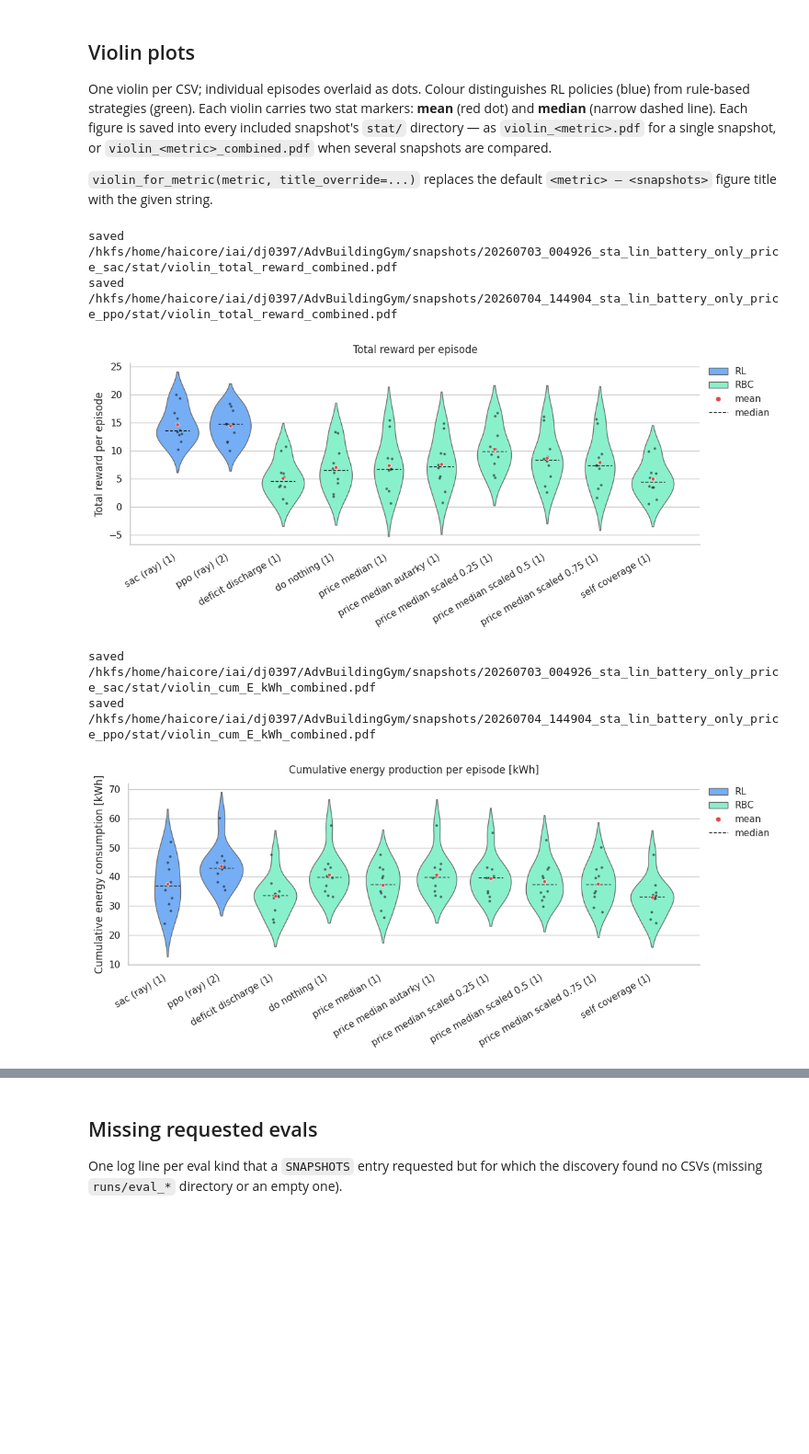
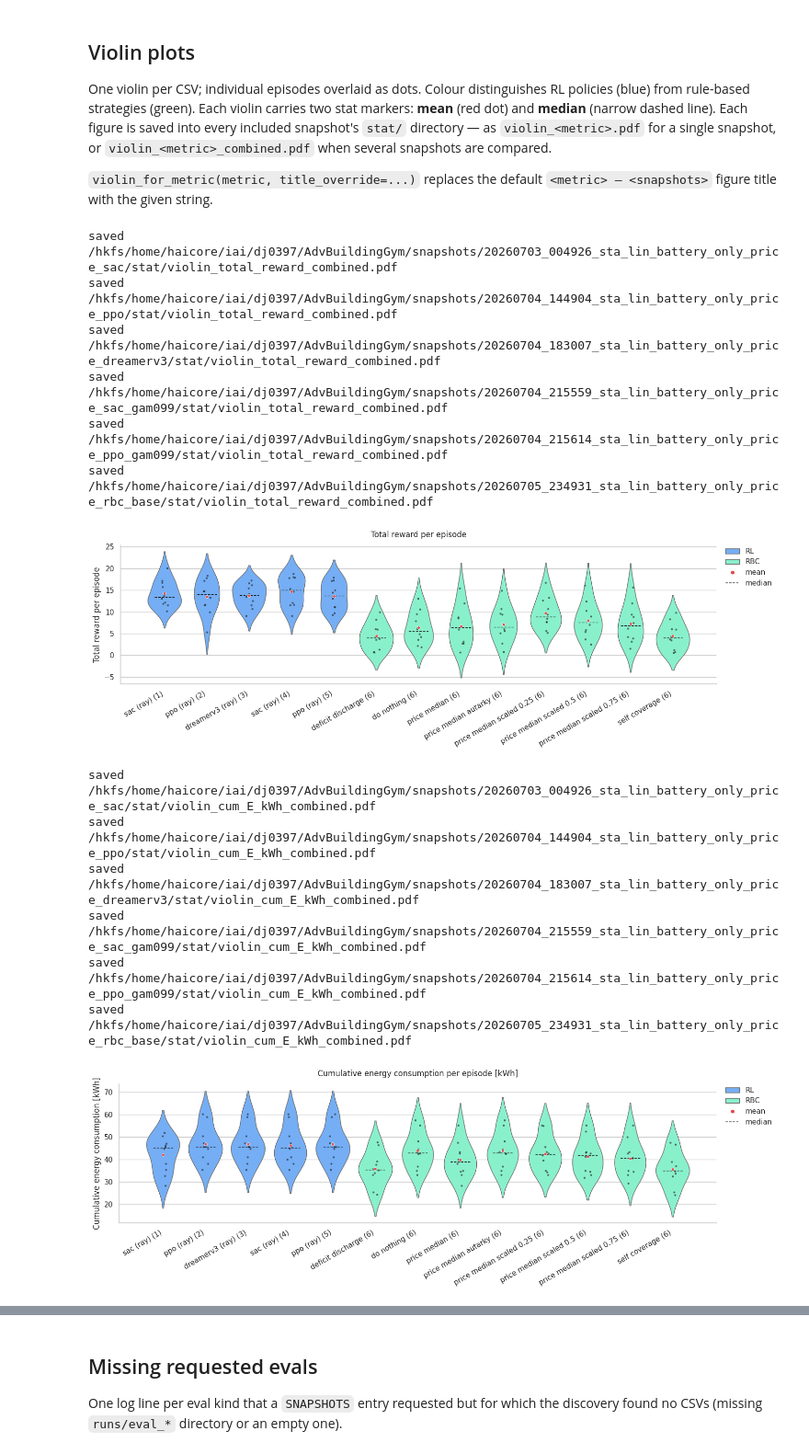
Before and after one commit to vince-pongracz/AdvBuildingGym, a Jupyter notebook: plotting/snapshot_eval_violins.ipynb, the cells around one changed output, grey strips where cells are left out. Shown at 92% size. Cells and saved outputs as stored; diff of their text form; code cells hidden in the pictures; blank space fills up the shorter version.

```diff
--- a/plotting/snapshot_eval_violins.ipynb
+++ b/plotting/snapshot_eval_violins.ipynb
@@ -31,8 +31,13 @@ the notebook.
 # the figure title maps each index to the snapshot's "tag" (optional key, defaults to the
 # snapshot's leading YYYYmmdd_HHMMSS timestamp).
 SNAPSHOTS = [
-    {"path": "snapshots/20260703_004926_sta_lin_battery_only_price_sac", "eval-ray": True, "eval-sb": True, "eval-rbc": True},
+    {"path": "snapshots/20260703_004926_sta_lin_battery_only_price_sac", "eval-ray": True, "eval-sb": True, "eval-rbc": False},
     {"path": "snapshots/20260704_144904_sta_lin_battery_only_price_ppo", "eval-ray": True, "eval-sb": False, "eval-rbc": False},
+    {"path": "snapshots/20260704_183007_sta_lin_battery_only_price_dreamerv3", "eval-ray": True, "eval-sb": False, "eval-rbc": False},
+    {"path": "snapshots/20260704_215559_sta_lin_battery_only_price_sac_gam099", "eval-ray": True, "eval-sb": False, "eval-rbc": False},
+    {"path": "snapshots/20260704_215614_sta_lin_battery_only_price_ppo_gam099", "eval-ray": True, "eval-sb": False, "eval-rbc": False},
+    # {"path": "snapshots/20260705_153845_sta_lin_battery_only_price_sac_short_rfl", "eval-ray": True, "eval-sb": False, "eval-rbc": False}
+    {"path": "snapshots/20260705_234931_sta_lin_battery_only_price_rbc_base", "eval-ray": False, "eval-sb": False, "eval-rbc": True}
 ]
 # %%
 import json
@@ -111,6 +124,11 @@ METRICS = ("total_reward", "cum_E_kWh", "cum_price_EUR")
 
 # Rule-based strategy directories to leave out of the figures entirely
 EXCLUDED_STRATEGIES = {"pv_surplus_charge"}
+
+# Seed-sweep run directories (produced by submit_snapshot_eval_seeds.sh, e.g.
+# "eval_20260706_120000_seed42") feed the companion snapshot_eval_violins_seeds.ipynb —
+# exclude them here so a seed sweep never leaks into the main comparison.
+SEED_SWEEP_DIR_REGEX = re.compile(r"_seed-?\d+$")
 
 # Requested-but-absent eval kinds, filled during discovery; the last notebook cell reports these.
 missing_eval_logs: list[str] = []
@@ -178,6 +196,8 @@ def discover_eval_csvs(spec: dict) -> list[dict]:
     """Scan <snapshot>/runs/eval_* for the eval kinds `spec` requests; log requested-but-absent kinds."""
     records_per_kind: dict[str, list[dict]] = {kind: [] for kind in EVAL_KINDS}
     for run_dir in sorted((spec["dir"] / "runs").glob("eval_*")):
+        if SEED_SWEEP_DIR_REGEX.search(run_dir.name):
+            continue
         eval_kind = _run_dir_eval_kind(run_dir)
         if not spec[eval_kind]:
             continue
@@ -401,14 +427,22 @@ violin_for_metric("total_reward",
 # %% [output]
 saved /hkfs/home/haicore/iai/dj0397/AdvBuildingGym/snapshots/20260703_004926_sta_lin_battery_only_price_sac/stat/violin_total_reward_combined.pdf
 saved /hkfs/home/haicore/iai/dj0397/AdvBuildingGym/snapshots/20260704_144904_sta_lin_battery_only_price_ppo/stat/violin_total_reward_combined.pdf
+saved /hkfs/home/haicore/iai/dj0397/AdvBuildingGym/snapshots/20260704_183007_sta_lin_battery_only_price_dreamerv3/stat/violin_total_reward_combined.pdf
+saved /hkfs/home/haicore/iai/dj0397/AdvBuildingGym/snapshots/20260704_215559_sta_lin_battery_only_price_sac_gam099/stat/violin_total_reward_combined.pdf
+saved /hkfs/home/haicore/iai/dj0397/AdvBuildingGym/snapshots/20260704_215614_sta_lin_battery_only_price_ppo_gam099/stat/violin_total_reward_combined.pdf
+saved /hkfs/home/haicore/iai/dj0397/AdvBuildingGym/snapshots/20260705_234931_sta_lin_battery_only_price_rbc_base/stat/violin_total_reward_combined.pdf
-[figure, old version]
+[figure, new version]
 # %%
 violin_for_metric("cum_E_kWh",
-	title_override=f"Cumulative energy production per episode [kWh]")
+	title_override=f"Cumulative energy consumption per episode [kWh]")
 # %% [output]
 saved /hkfs/home/haicore/iai/dj0397/AdvBuildingGym/snapshots/20260703_004926_sta_lin_battery_only_price_sac/stat/violin_cum_E_kWh_combined.pdf
 saved /hkfs/home/haicore/iai/dj0397/AdvBuildingGym/snapshots/20260704_144904_sta_lin_battery_only_price_ppo/stat/violin_cum_E_kWh_combined.pdf
+saved /hkfs/home/haicore/iai/dj0397/AdvBuildingGym/snapshots/20260704_183007_sta_lin_battery_only_price_dreamerv3/stat/violin_cum_E_kWh_combined.pdf
+saved /hkfs/home/haicore/iai/dj0397/AdvBuildingGym/snapshots/20260704_215559_sta_lin_battery_only_price_sac_gam099/stat/violin_cum_E_kWh_combined.pdf
+saved /hkfs/home/haicore/iai/dj0397/AdvBuildingGym/snapshots/20260704_215614_sta_lin_battery_only_price_ppo_gam099/stat/violin_cum_E_kWh_combined.pdf
+saved /hkfs/home/haicore/iai/dj0397/AdvBuildingGym/snapshots/20260705_234931_sta_lin_battery_only_price_rbc_base/stat/violin_cum_E_kWh_combined.pdf
-[figure, old version]
+[figure, new version]
 # %%
 violin_for_metric("cum_price_EUR",
     title_override=f"Cumulative energy price per episode [EUR]")
```
Also changed, not shown: parts of 4 cells of this notebook, 29 other files.
